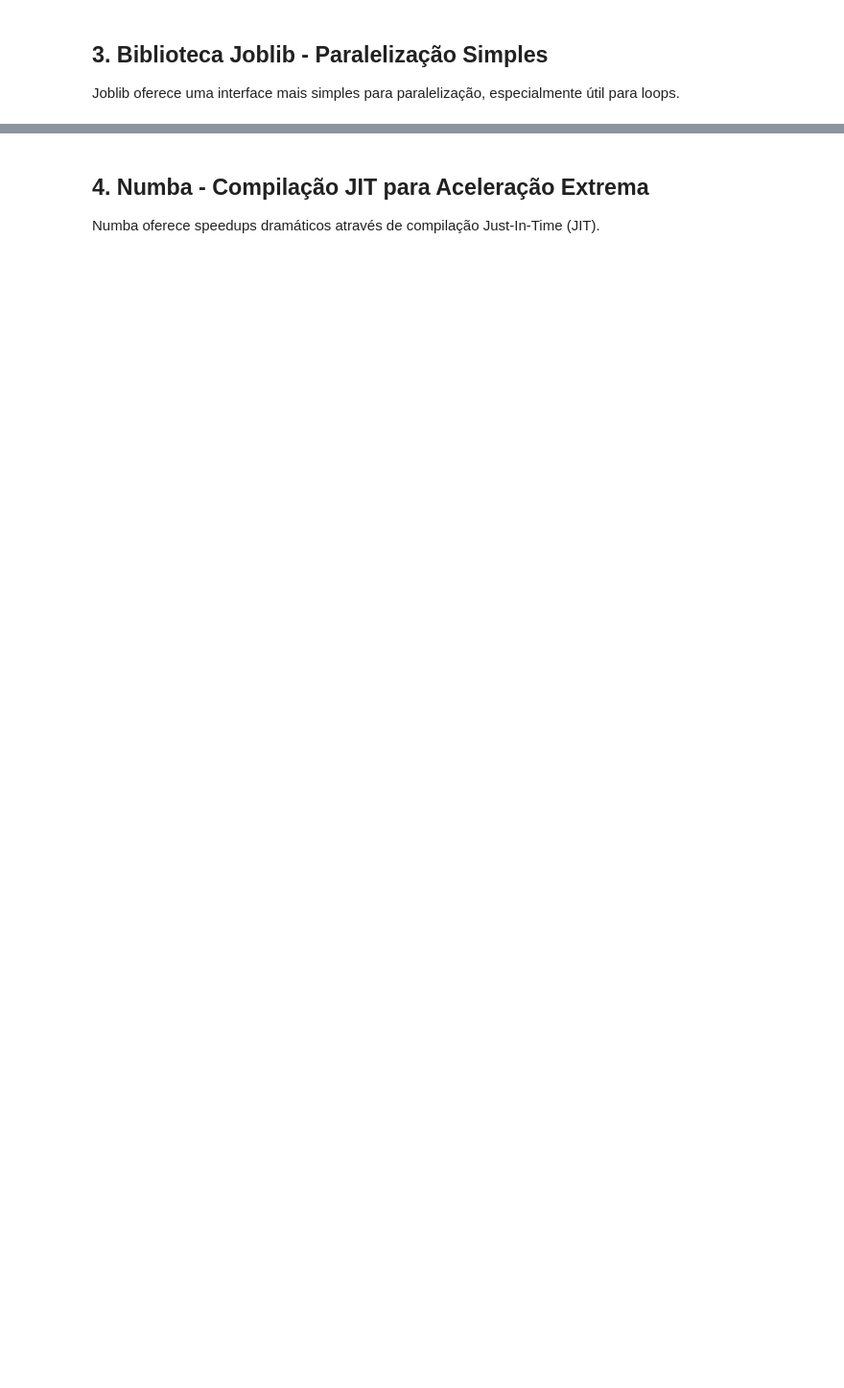
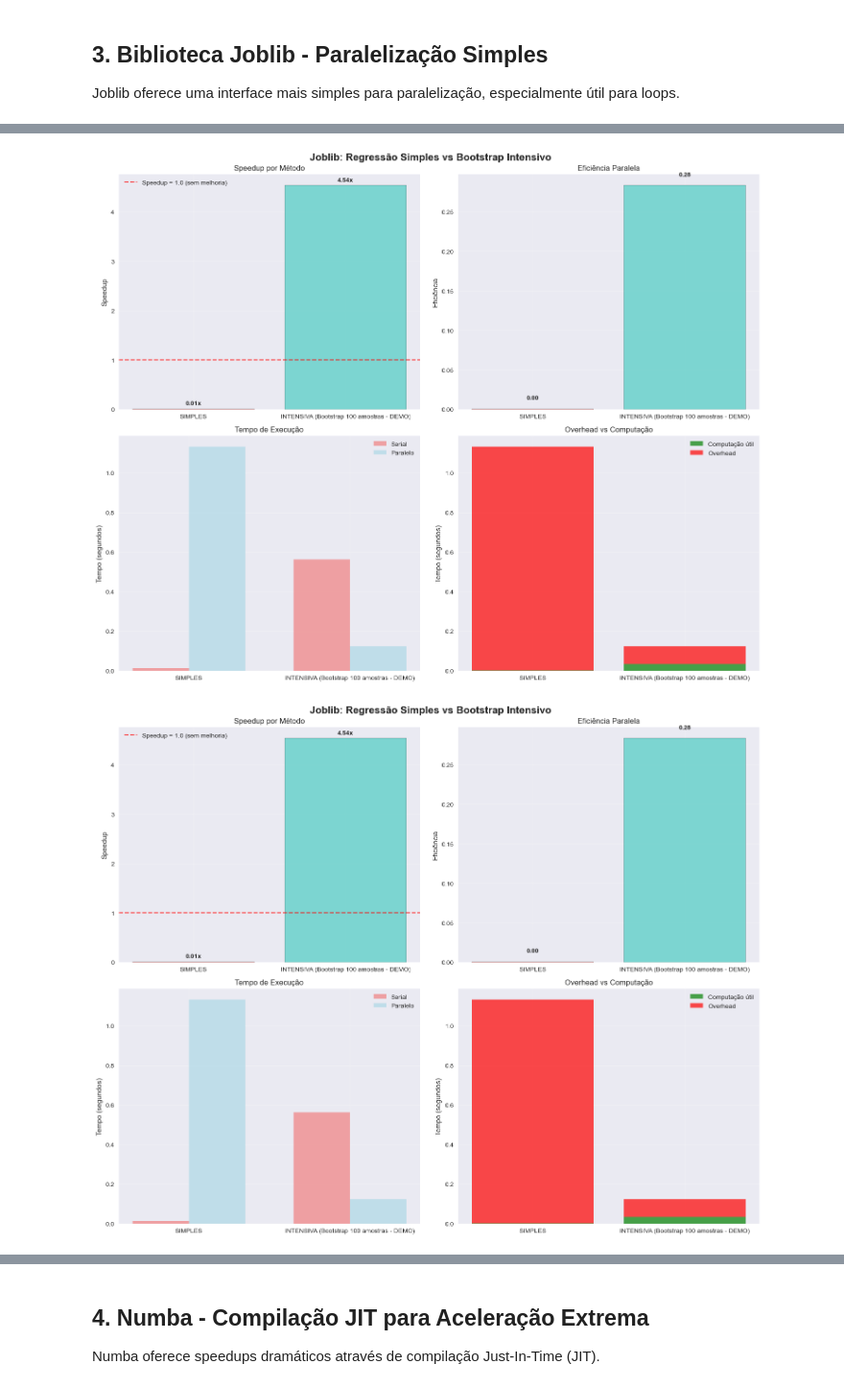
Before and after one commit to LucaswasTaken/Openhardware-hpc, a Jupyter notebook: notebooks/Aula2_Paralelismo_Avancado.ipynb, the cells around one changed output, grey strips where cells are left out. Shown at 96% size. Drawn from its saved outputs; the diff is of its cells as text; code cells hidden in the pictures; blank space fills up the shorter version.

Commit message:
[feat] update aula 2

```diff
--- a/notebooks/Aula2_Paralelismo_Avancado.ipynb
+++ b/notebooks/Aula2_Paralelismo_Avancado.ipynb
@@ -380,0 +154,68 @@ print("• Ideal para loops embaraçosamente paralelos")
+# %%
+import sys
+import os
+import numpy as np
+from algorithms.aula2_algorithms import run_regression_analysis_comparison
+from algorithms.aula2_algorithms import format_speedup_result
+from algorithms.aula2_plotting import plot_speedup_comparison, plot_overhead_breakdown, create_educational_infographic
+
+print("🧮 Exemplo 6: Joblib - Regressões Lineares com Bootstrap")
+print("=" * 60)
+
+print("📚 CONTEXTO: Análise estatística intensiva")
+print("Bootstrap é uma técnica estatística que:")
+print("• Reamostra dados para estimar distribuições")
+print("• Calcula intervalos de confiança")
+print("• É computacionalmente intensiva (muitas replicações)")
+print("• É embaraçosamente paralela (cada amostra independente)")
+
+print("\n" + "="*60)
+print("🔬 EXPERIMENTO: Bootstrap SIMPLES vs INTENSIVO")
+print("="*60)
+
+# Regressão simples (overhead domina) - reduzido para demo
+print("\n1️⃣ REGRESSÃO SIMPLES (sem bootstrap):")
+print("   • Apenas regressão linear básica")
+print("   • 100 datasets, 500 pontos cada")
+simple_reg = run_regression_analysis_comparison(
+    n_datasets=100, n_points=500, n_features=5, simple=True
+)
+
+print(f"\n📊 Resultados - {simple_reg['analysis_type']}:")
+print(f"⏱️  Serial:   {simple_reg['time_serial']:.3f}s")
+print(f"⏱️  Paralelo: {simple_reg['time_parallel']:.3f}s")
+print(format_speedup_result(simple_reg['speedup'], simple_reg['efficiency']))
+
+print("\n" + "-"*50)
+
+# Regressão intensiva (computação domina) - reduzido para demo mais rápida
+print("\n2️⃣ REGRESSÃO INTENSIVA (100 bootstrap samples - versão demo):")
+print("   • 50 datasets menores")
+print("   • 100 bootstrap samples por regressão (reduzido de 500)")
+print("   • Total: 5,000 bootstrap computations")
+
+# Create a lighter version by modifying the function call
+# We'll override the bootstrap count by using a smaller dataset
+intensive_reg = run_regression_analysis_comparison(
+    n_datasets=50, n_points=300, n_features=4, simple=False  # Reduced parameters
+)
+
+print(f"\n📊 Resultados - {intensive_reg['analysis_type']}:")
+print(f"⏱️  Serial:   {intensive_reg['time_serial']:.3f}s")
+print(f"⏱️  Paralelo: {intensive_reg['time_parallel']:.3f}s")
+print(format_speedup_result(intensive_reg['speedup'], intensive_reg['efficiency']))
+
+# Análise detalhada dos resultados de bootstrap
+if intensive_reg['speedup'] > 1.0:
+    r_squared_values = [r['r_squared'] for r in intensive_reg['results']]
+    bootstrap_counts = [r['n_bootstrap'] for r in intensive_reg['results']]
+
+    print(f"\n🔍 Análise dos resultados estatísticos:")
+    print(f"  • R² médio: {np.mean(r_squared_values):.4f} ± {np.std(r_squared_values):.4f}")
+    print(f"  • Bootstrap samples por regressão: {np.mean(bootstrap_counts):.0f}")
+    print(f"  • Total bootstrap computations: {len(intensive_reg['results']) * np.mean(bootstrap_counts):.0f}")
+
+print("\n📊 COMPARAÇÃO VISUAL: Regressões")
+plot_speedup_comparison([simple_reg, intensive_reg],
+                       "Joblib: Regressão Simples vs Bootstrap Intensivo")
+# %% [output]
@@ -380,0 +239,2 @@ print("• Ideal para loops embaraçosamente paralelos")
+[figure, added]
+[figure, added]
```
Also changed, not shown: parts of 11 cells of this notebook, 8 other files.
